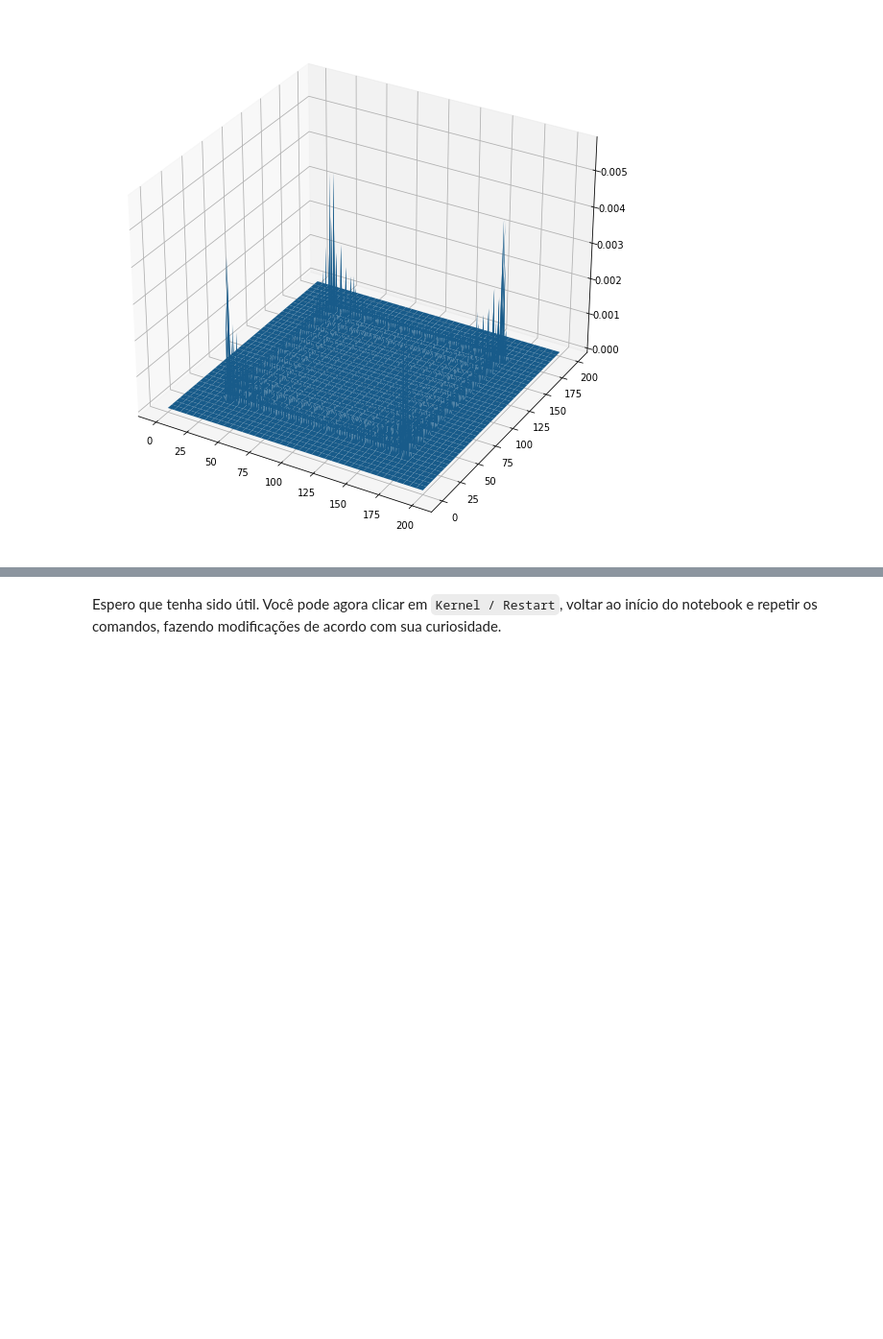
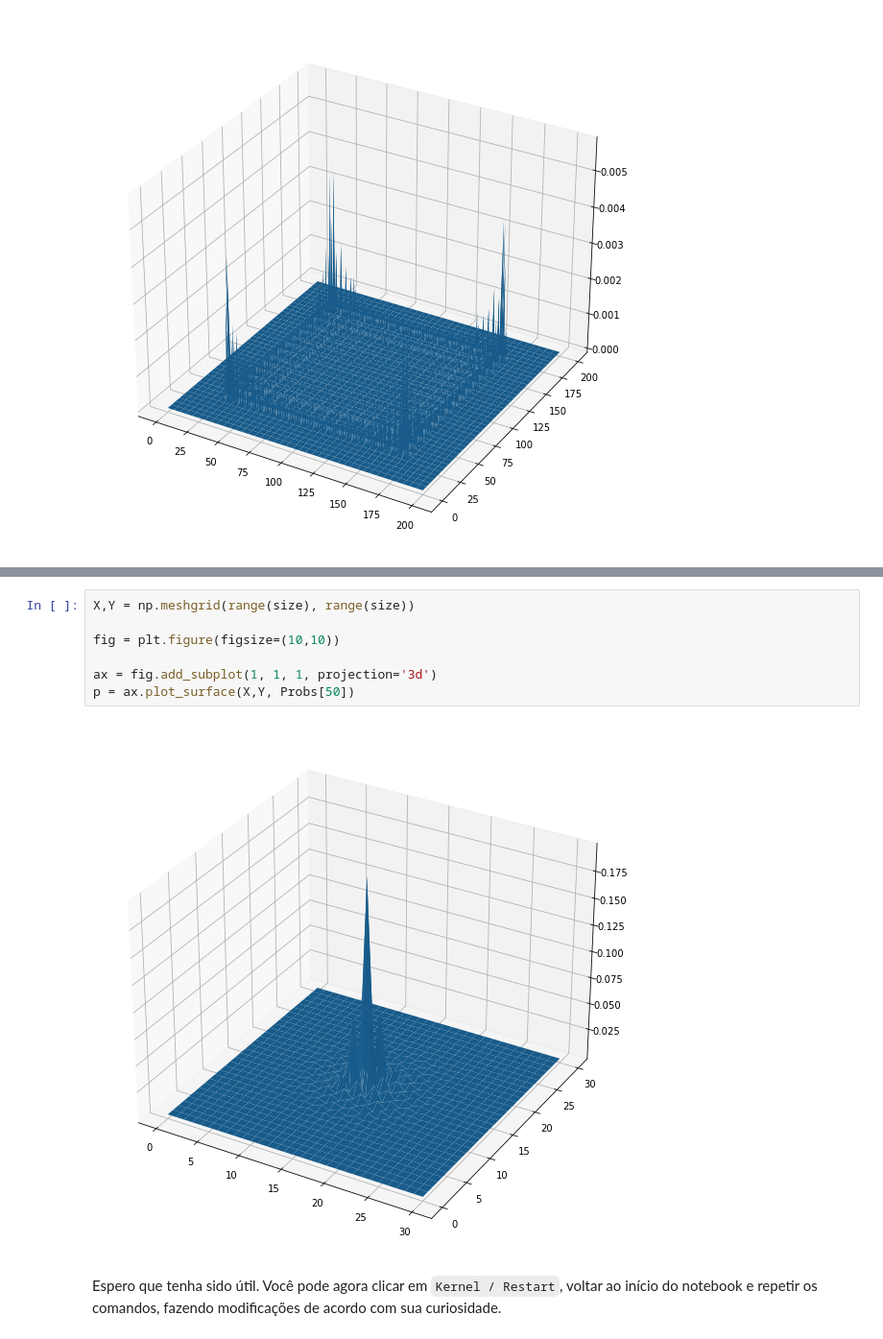
Before and after one commit to Marquezino/quantum-walks, a Jupyter notebook: Caminhada-Quantica-2D.ipynb, the cells around one changed output, grey strips where cells are left out. Shown at 96% size. Saved outputs shown, nothing was run; the diff lists cells and outputs as text; blank space fills up the shorter version.

```diff
--- a/Caminhada-Quantica-2D.ipynb
+++ b/Caminhada-Quantica-2D.ipynb
@@ -236,3 +355,12 @@ p = ax.plot_surface(X,Y, Prob)
+# %%
+X,Y = np.meshgrid(range(size), range(size))
+
+fig = plt.figure(figsize=(10,10))
+
+ax = fig.add_subplot(1, 1, 1, projection='3d')
+p = ax.plot_surface(X,Y, Probs[50])
+# %% [output]
+[figure, added]
 # %% [markdown]
 Espero que tenha sido útil. Você pode agora clicar em `Kernel / Restart`, voltar ao início do notebook e repetir os comandos, fazendo modificações de acordo com sua curiosidade.
 # %% [markdown]
```
Also changed, not shown: parts of 27 cells of this notebook.
